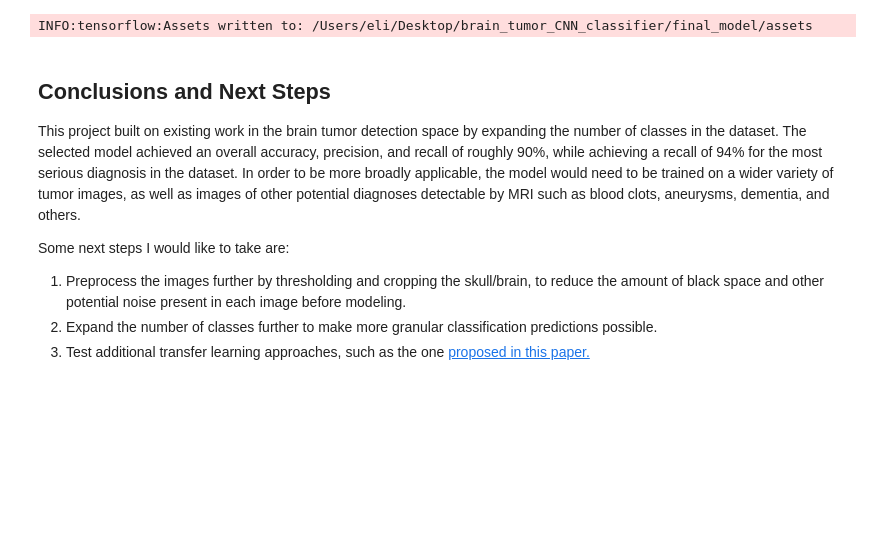
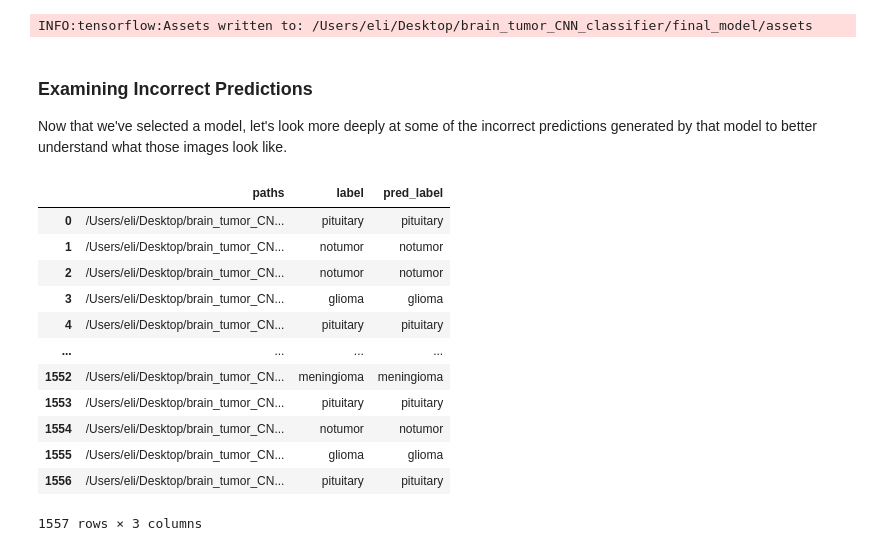
Before and after one commit to emgerber88/brain_tumor_CNN_classifier, a Jupyter notebook: Brain_Tumor_CNN_Modeling.ipynb, the cells around one changed output. Cells and saved outputs as stored; diff of their text form; code cells hidden in the pictures; blank space fills up the shorter version.

```diff
--- a/Brain_Tumor_CNN_Modeling.ipynb
+++ b/Brain_Tumor_CNN_Modeling.ipynb
@@ -908,12 +984,6 @@ model_conv_drop.save('/Users/eli/Desktop/brain_tumor_CNN_classifier/final_model'
 WARNING:absl:Found untraced functions such as _jit_compiled_convolution_op, _jit_compiled_convolution_op while saving (showing 2 of 2). These functions will not be directly callable after loading.
 INFO:tensorflow:Assets written to: /Users/eli/Desktop/brain_tumor_CNN_classifier/final_model/assets
 INFO:tensorflow:Assets written to: /Users/eli/Desktop/brain_tumor_CNN_classifier/final_model/assets
-# %% [markdown]
-## Conclusions and Next Steps
-This project built on existing work in the brain tumor detection space by expanding the number of classes in the dataset. The selected model achieved an overall accuracy, precision, and recall of roughly 90%, while achieving a recall of 94% for the most serious diagnosis in the dataset. In order to be more broadly applicable, the model would need to be trained on a wider variety of tumor images, as well as images of other potential diagnoses detectable by MRI such as blood clots, aneurysms, dementia, and others.
-
-Some next steps I would like to take are:
-
-1. Preprocess the images further by thresholding and cropping the skull/brain, to reduce the amount of black space and other potential noise present in each image before modeling.
-2. Expand the number of classes further to make more granular classification predictions possible.
-3. Test additional transfer learning approaches, such as the one [proposed in this paper.](https://www.ncbi.nlm.nih.gov/pmc/articles/PMC9600529/)
+# %% [markdown]
+### Examining Incorrect Predictions
+Now that we've selected a model, let's look more deeply at some of the incorrect predictions generated by that model to better understand what those images look like.
@@ -919,0 +996,19 @@ Some next steps I would like to take are:
+# %%
+# relabel predictions
+pred_dict = {0: 'glioma', 1: 'meningioma', 2: 'notumor', 3: 'other', 4: 'pituitary'}
+tumor_test_df_preds['pred_label'].replace(pred_dict, inplace = True)
+tumor_test_df_preds
+# %% [output]
+|  | paths | label | pred_label |
+| 0 | /Users/eli/Desktop/brain_tumor_CN... | pituitary | pituitary |
+| 1 | /Users/eli/Desktop/brain_tumor_CN... | notumor | notumor |
+| 2 | /Users/eli/Desktop/brain_tumor_CN... | notumor | notumor |
+| 3 | /Users/eli/Desktop/brain_tumor_CN... | glioma | glioma |
+| 4 | /Users/eli/Desktop/brain_tumor_CN... | pituitary | pituitary |
+| ... | ... | ... | ... |
+| 1552 | /Users/eli/Desktop/brain_tumor_CN... | meningioma | meningioma |
+| 1553 | /Users/eli/Desktop/brain_tumor_CN... | pituitary | pituitary |
+| 1554 | /Users/eli/Desktop/brain_tumor_CN... | notumor | notumor |
+| 1555 | /Users/eli/Desktop/brain_tumor_CN... | glioma | glioma |
+| 1556 | /Users/eli/Desktop/brain_tumor_CN... | pituitary | pituitary |
+1557 rows × 3 columns
```
Also changed, not shown: parts of 14 cells of this notebook.
